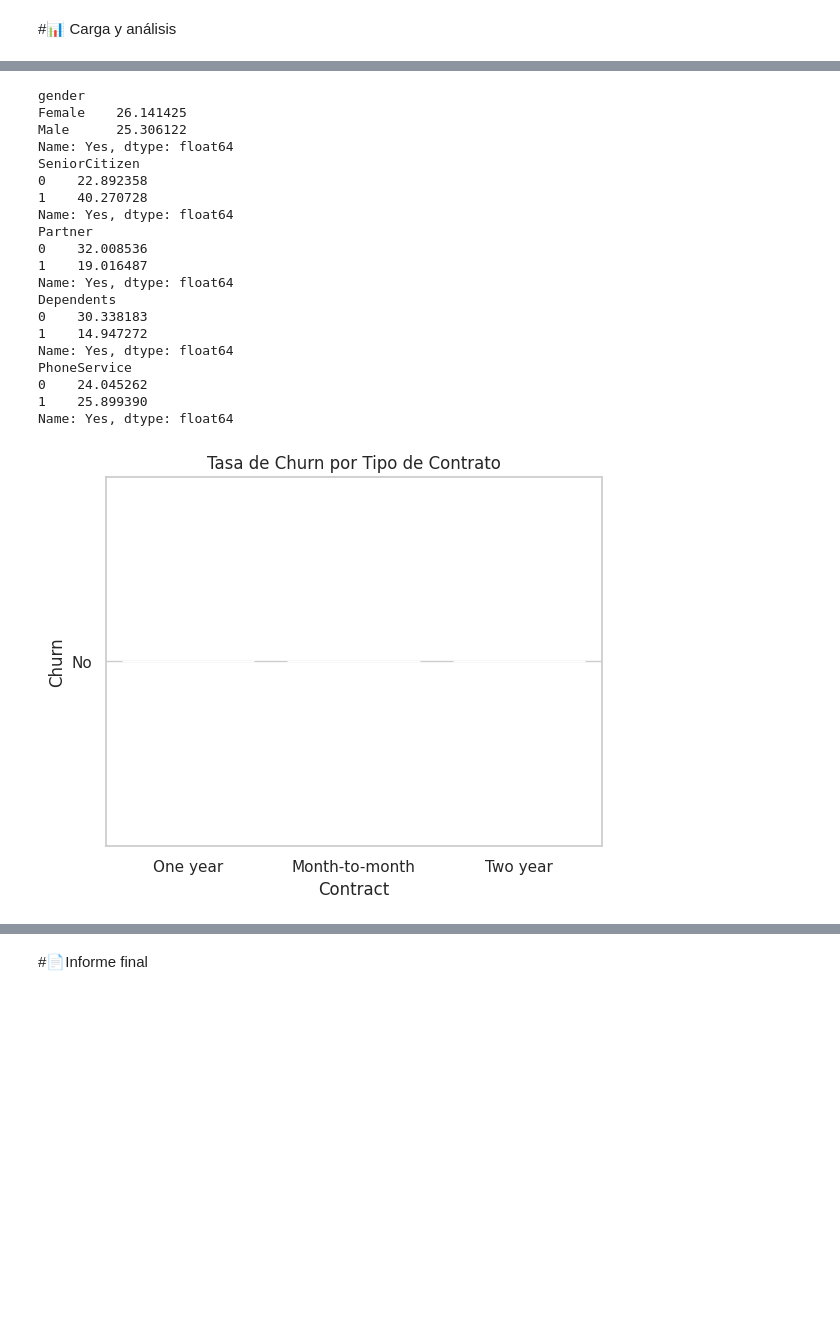
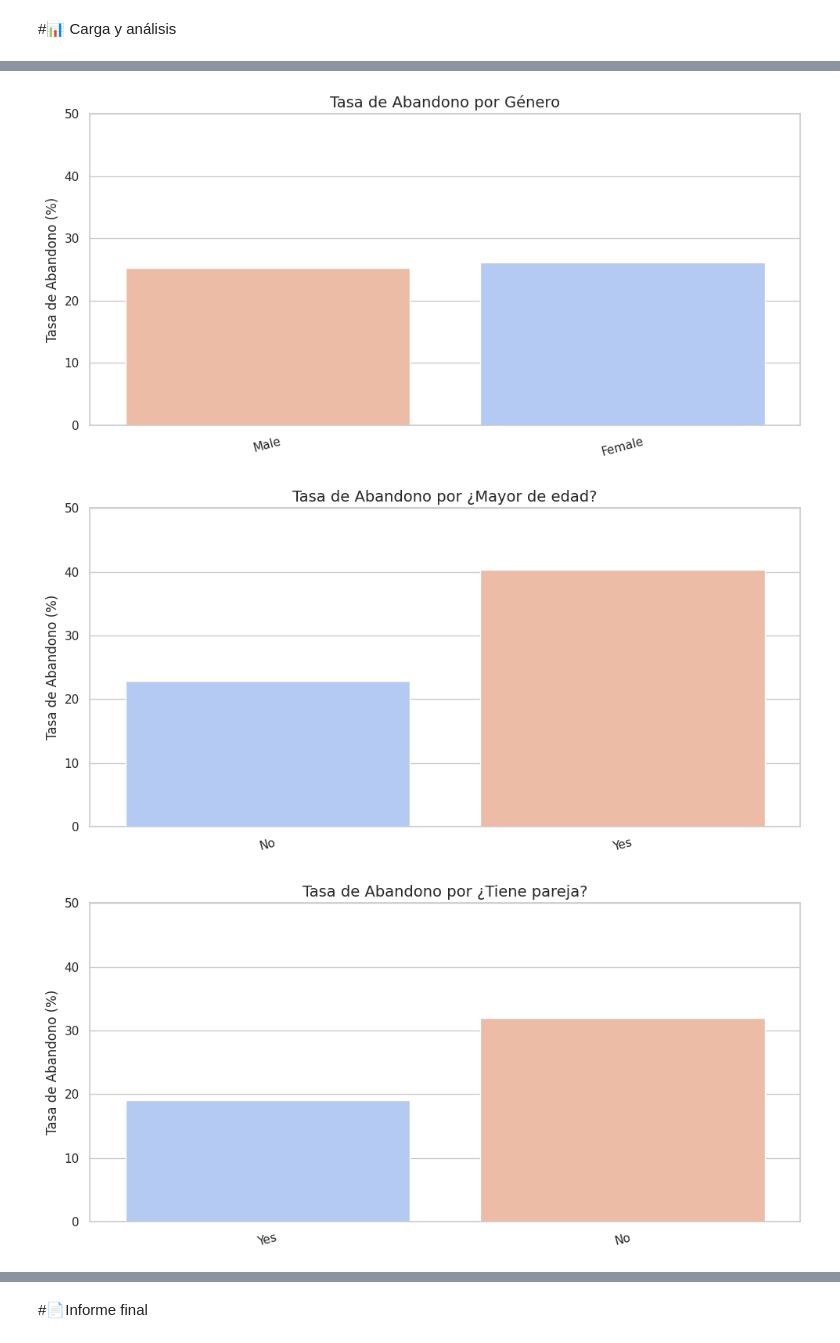
Before and after one commit to Marglodis/challenge2-data-science-LATAM, a Jupyter notebook: TelecomX_LATAM.ipynb, the cells around one changed output, grey strips where cells are left out. Drawn from its saved outputs; the diff is of its cells as text; code cells hidden in the pictures; blank space fills up the shorter version.

```diff
--- a/TelecomX_LATAM.ipynb
+++ b/TelecomX_LATAM.ipynb
@@ -271,38 +271,0 @@ plt.show()
-# %%
-# Recuento de evasión por variables categóricas
-# funcion para churn rate (tasa de abandono) por categoría (Revelar patrones (e.g., alto churn en 'Month-to-month') para insights estratégicos.)
-def churn_rate_by_category(col):
-  return df.groupby(col)['Churn'].value_counts(normalize=True).unstack().fillna(0)['Yes'] * 100
-
-print(churn_rate_by_category('gender'))
-print(churn_rate_by_category('SeniorCitizen'))
-print(churn_rate_by_category('Partner'))
-print(churn_rate_by_category('Dependents'))
-print(churn_rate_by_category('PhoneService'))
-
-    # Gráfico
-sns.barplot(x='Contract', y='Churn', data=df, estimator=lambda x: sum(x=='Yes')/len(x)*100)
-plt.title('Tasa de Churn por Tipo de Contrato')
-plt.show()
-# %% [output]
-gender
-Female    26.141425
-Male      25.306122
-Name: Yes, dtype: float64
-SeniorCitizen
-0    22.892358
-1    40.270728
-Name: Yes, dtype: float64
-Partner
-0    32.008536
-1    19.016487
-Name: Yes, dtype: float64
-Dependents
-0    30.338183
-1    14.947272
-Name: Yes, dtype: float64
-PhoneService
-0    24.045262
-1    25.899390
-Name: Yes, dtype: float64
-[figure, removed]
@@ -308,0 +303,30 @@ Name: Yes, dtype: float64
+# %%
+for col in cat_cols:
+    plt.figure(figsize=(10, 5))
+
+    # Ordenar de menor a mayor churn para mejor visualización
+    order = df.groupby(col)['Churn'].mean().sort_values().index
+
+    sns.barplot(
+        x=col,
+        y='Churn',
+        hue=col,
+        data=df,
+        order=order,
+        estimator=lambda x: x.mean() * 100,  # tasa en %
+        palette='coolwarm',
+        legend=False,
+        errorbar=None
+    )
+
+    plt.title(f'Tasa de Abandono por {display_names[col]}', fontsize=14)
+    plt.ylabel('Tasa de Abandono (%)')
+    plt.xlabel('')  # opcional: dejar el nombre de la variable
+    plt.ylim(0, 50)
+    plt.xticks(rotation=15)
+    plt.tight_layout()
+    plt.show()
+# %% [output]
+[figure, added]
+[figure, added]
+[figure, added]
```
Also changed, not shown: parts of 8 cells of this notebook.
